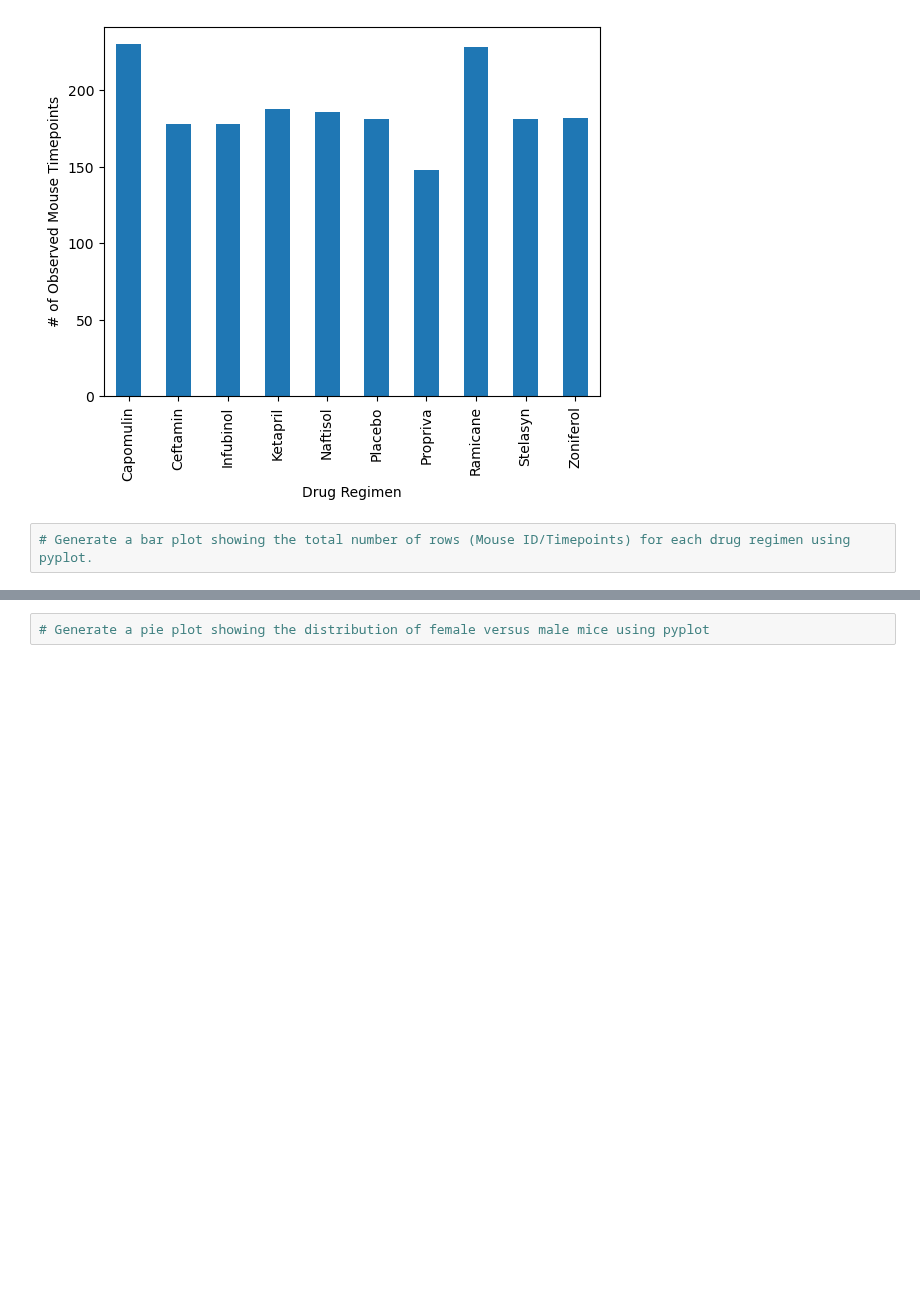
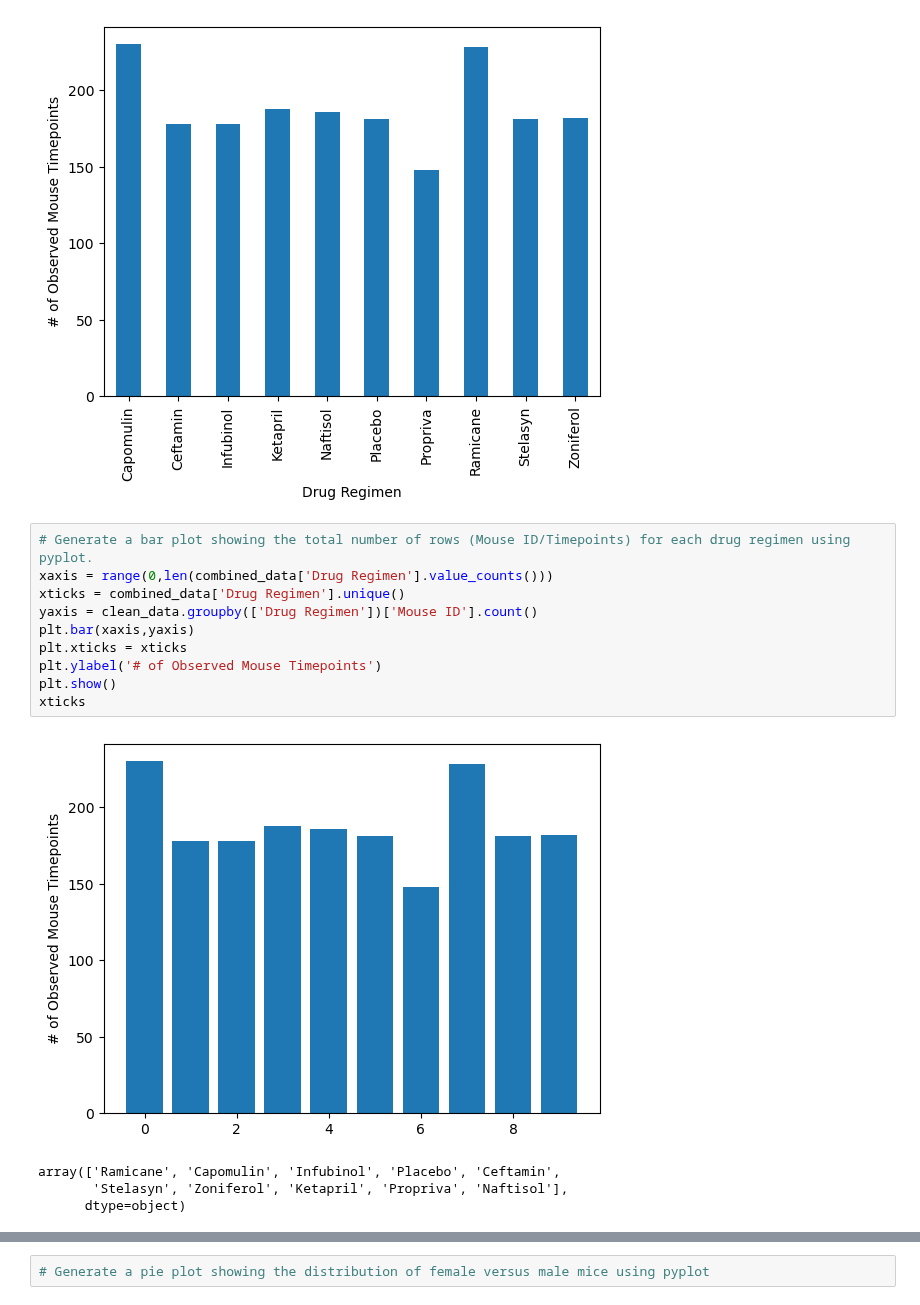
Before and after one commit to n-o-karma/matplotlib-challenge, a Jupyter notebook: pymaceuticals_starter.ipynb, the cells around one changed output, grey strips where cells are left out. Drawn from its saved outputs; the diff is of its cells as text; blank space fills up the shorter version.

```diff
--- a/pymaceuticals_starter.ipynb
+++ b/pymaceuticals_starter.ipynb
@@ -134,6 +134,19 @@ plt.show()
 [figure]
 # %%
 # Generate a bar plot showing the total number of rows (Mouse ID/Timepoints) for each drug regimen using pyplot.
+xaxis = range(0,len(combined_data['Drug Regimen'].value_counts()))
+xticks = combined_data['Drug Regimen'].unique()
+yaxis = clean_data.groupby(['Drug Regimen'])['Mouse ID'].count()
+plt.bar(xaxis,yaxis)
+plt.xticks = xticks
+plt.ylabel('# of Observed Mouse Timepoints')
+plt.show()
+xticks
+# %% [output]
+[figure, added]
+array(['Ramicane', 'Capomulin', 'Infubinol', 'Placebo', 'Ceftamin',
+       'Stelasyn', 'Zoniferol', 'Ketapril', 'Propriva', 'Naftisol'],
+      dtype=object)
 # %%
 # Generate a pie plot showing the distribution of female versus male mice using Pandas
 piedf = pd.Series(clean_data.groupby(['Sex'])['Mouse ID'].count())
```
Also changed, not shown: parts of 3 cells of this notebook.
